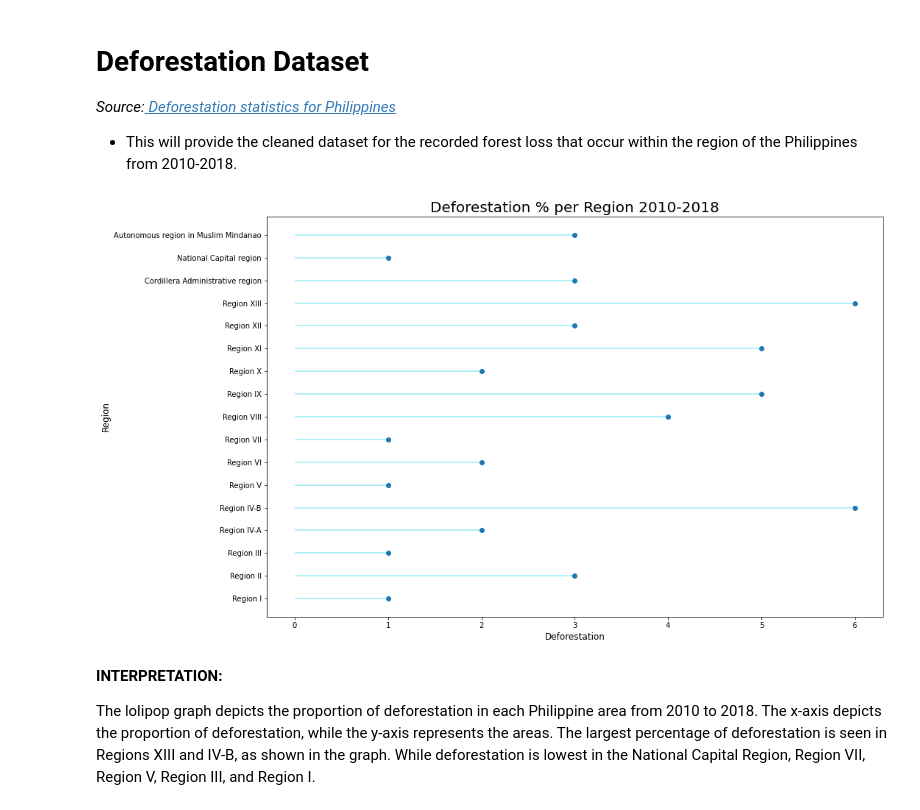
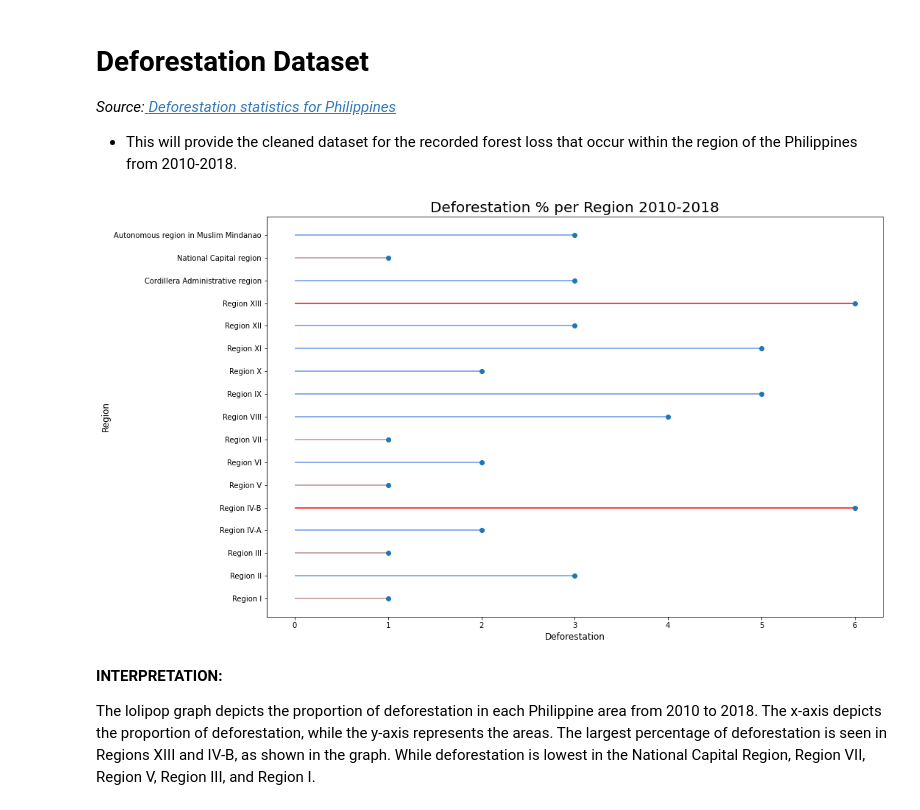
Before and after one commit to AlexDiata/ITBA_3205_Eart-Benders, a Jupyter notebook: Codes/LandSlideRisk.ipynb, the cells around one changed output. Cells and saved outputs as stored; diff of their text form; code cells hidden in the pictures.

```diff
--- a/Codes/LandSlideRisk.ipynb
+++ b/Codes/LandSlideRisk.ipynb
@@ -289,25 +298,29 @@ display(defo)
 # %%
 #display(df3)
 f = plt.figure()
 f.set_figwidth(15)
 f.set_figheight(10)
 x = defo['Region']
 y = defo['loss%']
 
 # The horizontal plot is made using the hline function
-plt.hlines(y=x, xmin=0, xmax=y, color='#97EBF4')
+colors= ['#bc8f8f', '#6495ED', '#bc8f8f', '#6495ED', 'red', '#bc8f8f',
+         '#6495ED', '#bc8f8f', '#6495ED', '#6495ED', '#6495ED', '#6495ED',
+         '#6495ED', 'red', '#6495ED', '#bc8f8f', '#6495ED', ]
+plt.hlines(y=x, xmin=0, xmax=y, color=colors)
 plt.plot(y, x, "o")
 
 # Add titles and axis names
 plt.yticks(x,x)
 plt.title("Deforestation % per Region 2010-2018", loc='center', fontsize=20)
 plt.xlabel('Deforestation', fontsize=12)
 plt.ylabel('Region', fontsize=12)
 
 # Show the plot
+plt.savefig('deforestation.png')
 plt.show()
 # %% [output]
-[figure, old version]
+[figure, new version]
 # %% [markdown]
 **INTERPRETATION:**
 
```
Also changed, not shown: parts of 5 cells of this notebook.
